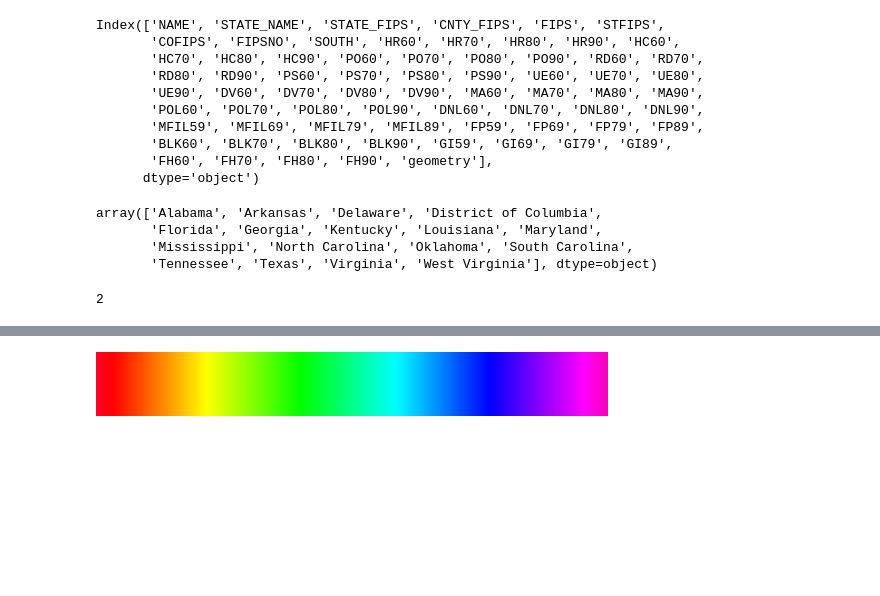
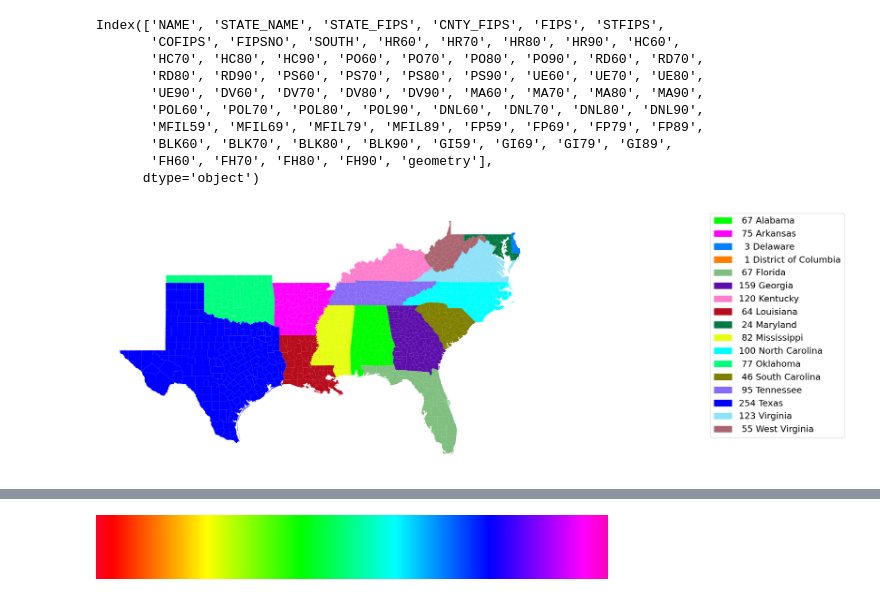
Before and after one commit to pysal/mapclassify, a Jupyter notebook: notebooks/07_unique.ipynb, the cells around one changed output, grey strips where cells are left out. Drawn from its saved outputs; the diff is of its cells as text; code cells hidden in the pictures; blank space fills up the shorter version.

Commit message:
generalize function for unique_value

```diff
--- a/notebooks/07_unique.ipynb
+++ b/notebooks/07_unique.ipynb
@@ -91,2 +14,0 @@ def _unique_value(values):
-# %%
-counts, colors = _unique_value(gdf.state)
@@ -98,2 +14,0 @@ gdf.plot(color=colors)
-# %%
-libpysal.examples.load_example('South')
@@ -106,5 +15,3 @@ libpysal.examples.explain('South')
-# %%
-south = libpysal.examples.load_example('South')
 # %%
 
 gdf = geopandas.read_file(libpysal.examples.get_path('south.shp'))
@@ -126,21 +31,22 @@ v, c = numpy.unique(gdf.STATE_NAME, return_counts=True)
-# %%
-v
-# %% [output]
-array(['Alabama', 'Arkansas', 'Delaware', 'District of Columbia',
-       'Florida', 'Georgia', 'Kentucky', 'Louisiana', 'Maryland',
-       'Mississippi', 'North Carolina', 'Oklahoma', 'South Carolina',
-       'Tennessee', 'Texas', 'Virginia', 'West Virginia'], dtype=object)
-# %%
-numpy.where(v=='Delaware')[0][0]
-# %% [output]
-2
 # %%
-import pandas
-def _unique_value(values):
-    counts = numpy.unique(values, return_counts=True)
+def unique_value_choropleth(gdf, column, figsize=(16, 9),
+                           fontsize=17):
+    counts = numpy.unique(gdf[column], return_counts=True)
+    values = gdf[column].values
     colors = distinctipy.get_colors(len(counts[0]))
     df = pandas.DataFrame(data = {'label': counts[0], 'counts': counts[1],
                                   'color': colors})
     colors = [colors[numpy.where(counts[0]==i)[0][0]] for i in values]
+    gdf.plot(color=colors, figsize=figsize)
+    patch_list = []
+    w = len(str(df.counts.max()))
+    for index, row in df.iterrows():
+        entry = f'{row["counts"]:>{w}} {row["label"]}'
+        entries.append(entry)
+        legend_dict[entry] = row['color']
+        data_key = mpatches.Patch(color=row['color'], label=entry)
+        patch_list.append(data_key)
 
-    return counts, colors, df
+    plt.legend(handles=patch_list, bbox_to_anchor=(1.7, 1),loc='upper right',
+              fontsize=fontsize);
+    plt.axis('off');
@@ -148,0 +53,4 @@ counts, colors, df = _unique_value(gdf.STATE_NAME)
+# %%
+unique_value_choropleth(gdf, 'STATE_NAME')
+# %% [output]
+[figure, added]
```
Also changed, not shown: parts of 33 cells of this notebook.
